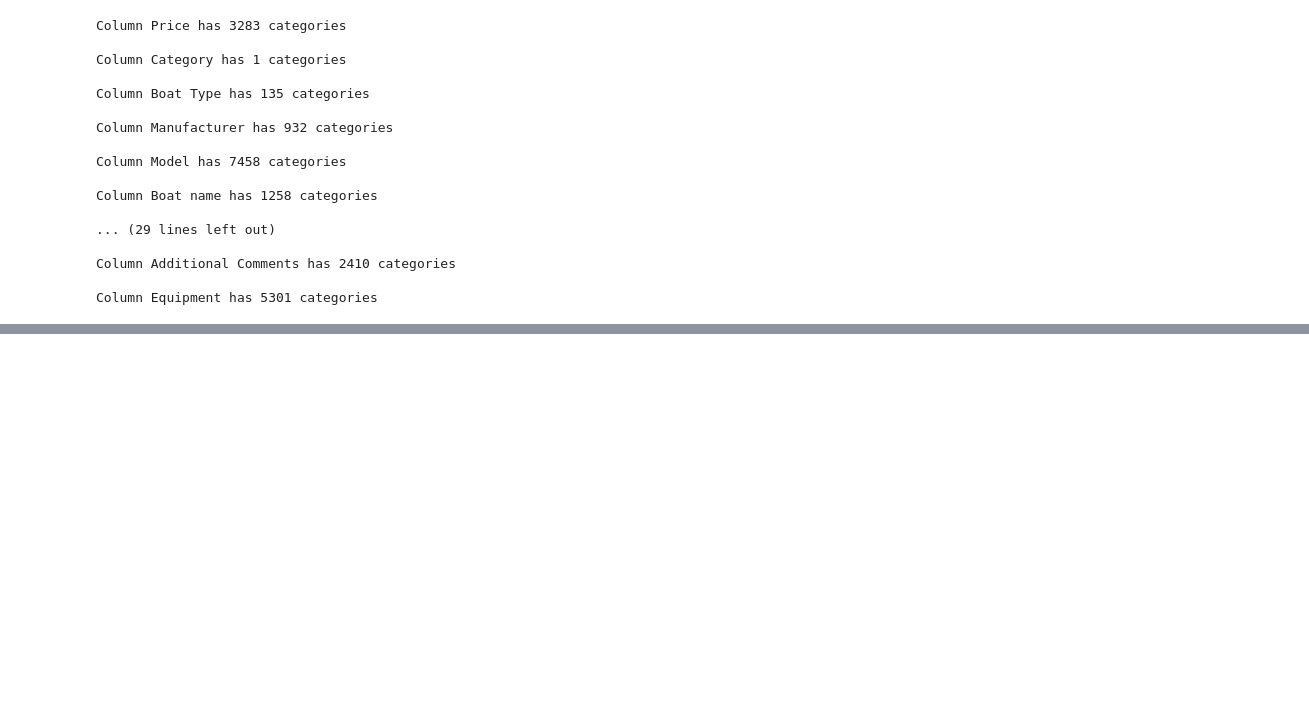
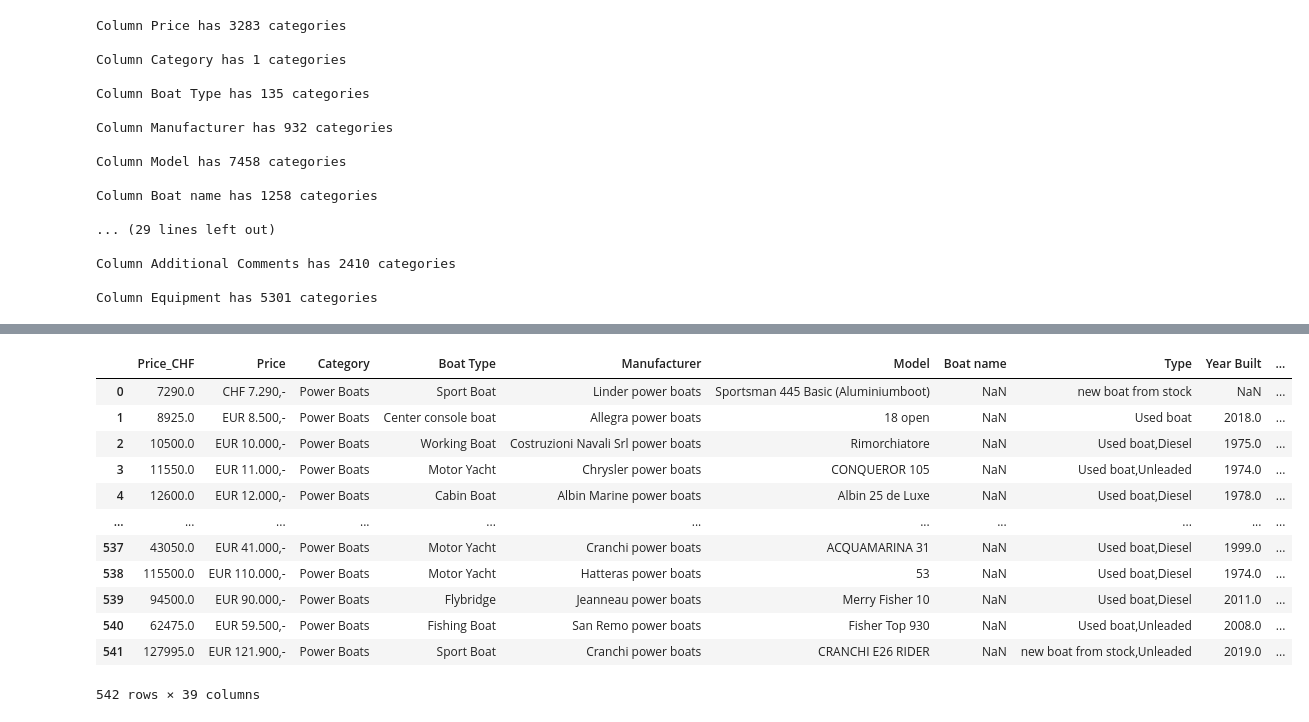
Before and after one commit to D0MOVF/DATA_ACADEMY, a Jupyter notebook: DATA_ACADEMY_1.ipynb, the cells around one changed output, grey strips where cells are left out. Saved outputs shown, nothing was run; the diff lists cells and outputs as text; code cells hidden in the pictures; blank space fills up the shorter version.

```diff
--- a/DATA_ACADEMY_1.ipynb
+++ b/DATA_ACADEMY_1.ipynb
@@ -779,0 +1108,24 @@ df = df.drop(columns = list_col_to_delete_part1, inplace = True)
+# %%
+# Duplicate Extraction based on specific features
+
+#features_analyze_duplicates was declared above - 5 values
+
+duplicated_boat = train_val[train_val.duplicated(subset=features_analyze_duplicates, keep=False)].reset_index(drop=True)
+
+# drop=True is necessary if
+# %%
+duplicated_boat
+# %% [output]
+|  | Price_CHF | Price | Category | Boat Type | Manufacturer | Model | Boat name | Type | Year Built | ... |
+| 0 | 7290.0 | CHF 7.290,- | Power Boats | Sport Boat | Linder power boats | Sportsman 445 Basic (Aluminiumboot) | NaN | new boat from stock | NaN | ... |
+| 1 | 8925.0 | EUR 8.500,- | Power Boats | Center console boat | Allegra power boats | 18 open | NaN | Used boat | 2018.0 | ... |
+| 2 | 10500.0 | EUR 10.000,- | Power Boats | Working Boat | Costruzioni Navali Srl power boats | Rimorchiatore | NaN | Used boat,Diesel | 1975.0 | ... |
+| 3 | 11550.0 | EUR 11.000,- | Power Boats | Motor Yacht | Chrysler power boats | CONQUEROR 105 | NaN | Used boat,Unleaded | 1974.0 | ... |
+| 4 | 12600.0 | EUR 12.000,- | Power Boats | Cabin Boat | Albin Marine power boats | Albin 25 de Luxe | NaN | Used boat,Diesel | 1978.0 | ... |
+| ... | ... | ... | ... | ... | ... | ... | ... | ... | ... | ... |
+| 537 | 43050.0 | EUR 41.000,- | Power Boats | Motor Yacht | Cranchi power boats | ACQUAMARINA 31 | NaN | Used boat,Diesel | 1999.0 | ... |
+| 538 | 115500.0 | EUR 110.000,- | Power Boats | Motor Yacht | Hatteras power boats | 53 | NaN | Used boat,Diesel | 1974.0 | ... |
+| 539 | 94500.0 | EUR 90.000,- | Power Boats | Flybridge | Jeanneau power boats | Merry Fisher 10 | NaN | Used boat,Diesel | 2011.0 | ... |
+| 540 | 62475.0 | EUR 59.500,- | Power Boats | Fishing Boat | San Remo power boats | Fisher Top 930 | NaN | Used boat,Unleaded | 2008.0 | ... |
+| 541 | 127995.0 | EUR 121.900,- | Power Boats | Sport Boat | Cranchi power boats | CRANCHI E26 RIDER | NaN | new boat from stock,Unleaded | 2019.0 | ... |
+542 rows × 39 columns
```
Also changed, not shown: parts of 38 cells of this notebook.
